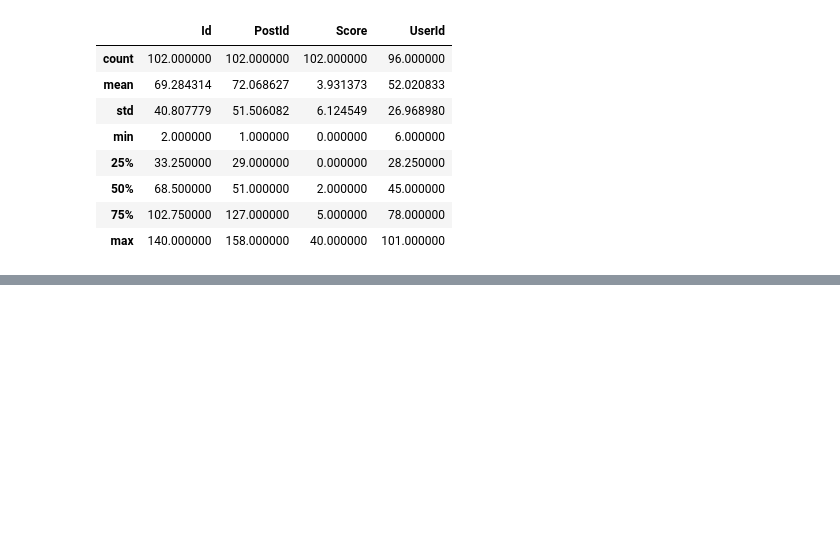
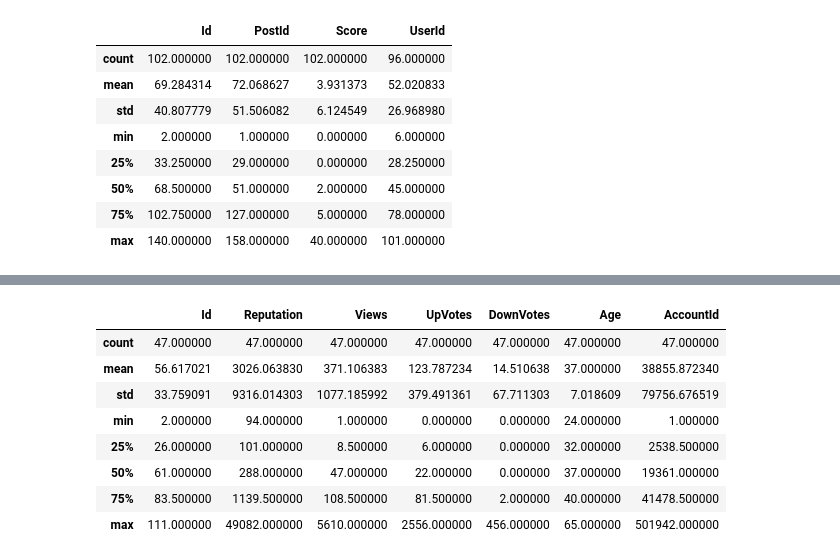
Before and after one commit to dhruvaray/soml, a Jupyter notebook: index.ipynb, the cells around one changed output, grey strips where cells are left out. Cells and saved outputs as stored; diff of their text form; code cells hidden in the pictures; blank space fills up the shorter version.

Commit message:
update for users db

```diff
--- a/index.ipynb
+++ b/index.ipynb
@@ -32,0 +44,5 @@ comments.head(5)
+# %%
+users = pd.read_csv('users.sample.csv').dropna()
+users['AboutMe'] = users['AboutMe'].apply(lambda x : base64.b64decode(x))
+users['Location'] = users['Location'].apply(lambda x : base64.b64decode(x))
+users.head(5)
@@ -56,0 +92,12 @@ comments.describe()
+# %%
+users.describe()
+# %% [output]
+|  | Id | Reputation | Views | UpVotes | DownVotes | Age | AccountId |
+| count | 47.000000 | 47.000000 | 47.000000 | 47.000000 | 47.000000 | 47.000000 | 47.000000 |
+| mean | 56.617021 | 3026.063830 | 371.106383 | 123.787234 | 14.510638 | 37.000000 | 38855.872340 |
+| std | 33.759091 | 9316.014303 | 1077.185992 | 379.491361 | 67.711303 | 7.018609 | 79756.676519 |
+| min | 2.000000 | 94.000000 | 1.000000 | 0.000000 | 0.000000 | 24.000000 | 1.000000 |
+| 25% | 26.000000 | 101.000000 | 8.500000 | 6.000000 | 0.000000 | 32.000000 | 2538.500000 |
+| 50% | 61.000000 | 288.000000 | 47.000000 | 22.000000 | 0.000000 | 37.000000 | 19361.000000 |
+| 75% | 83.500000 | 1139.500000 | 108.500000 | 81.500000 | 2.000000 | 40.000000 | 41478.500000 |
+| max | 111.000000 | 49082.000000 | 5610.000000 | 2556.000000 | 456.000000 | 65.000000 | 501942.000000 |
```
Also changed, not shown: parts of 3 cells of this notebook, 3 other files.
